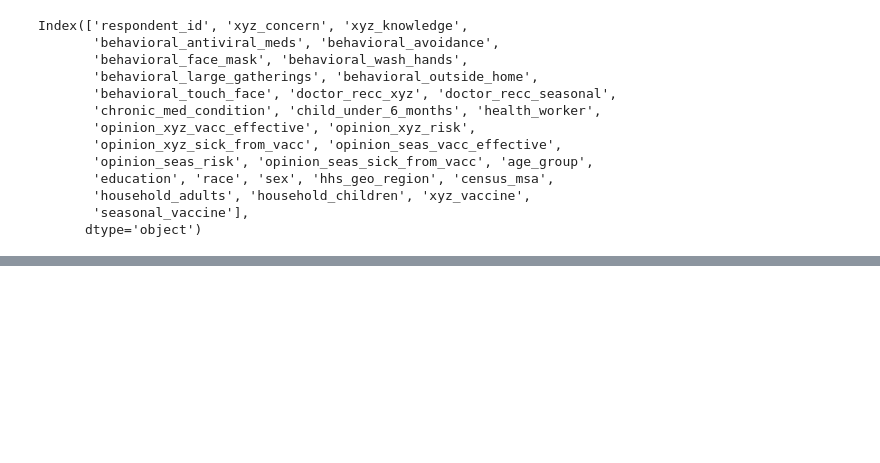
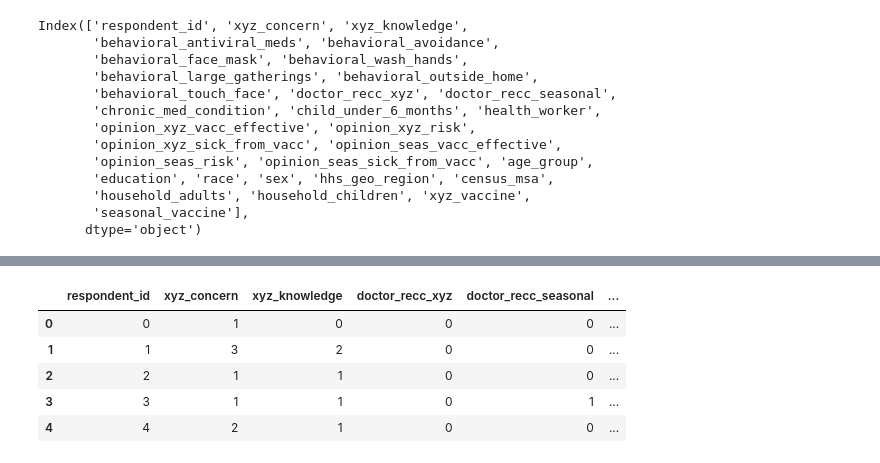
Before and after one commit to lmaoaadiez/tp, a Jupyter notebook: cna tasks/cna hackathon/dataset and all/solution.ipynb, the cells around one changed output, grey strips where cells are left out. Cells and saved outputs as stored; diff of their text form; code cells hidden in the pictures; blank space fills up the shorter version.

```diff
--- a/cna tasks/cna hackathon/dataset and all/solution.ipynb
+++ b/cna tasks/cna hackathon/dataset and all/solution.ipynb
@@ -789,2 +814,11 @@ Index(['respondent_id', 'xyz_concern', 'xyz_knowledge',
+# %%
+df_copy.head()
+# %% [output]
+|  | respondent_id | xyz_concern | xyz_knowledge | doctor_recc_xyz | doctor_recc_seasonal | ... |
+| 0 | 0 | 1 | 0 | 0 | 0 | ... |
+| 1 | 1 | 3 | 2 | 0 | 0 | ... |
+| 2 | 2 | 1 | 1 | 0 | 0 | ... |
+| 3 | 3 | 1 | 1 | 0 | 1 | ... |
+| 4 | 4 | 2 | 1 | 0 | 0 | ... |
 # %%
 transformer= ColumnTransformer(transformers=[
```
Also changed, not shown: parts of 58 cells of this notebook, 1 other file.
